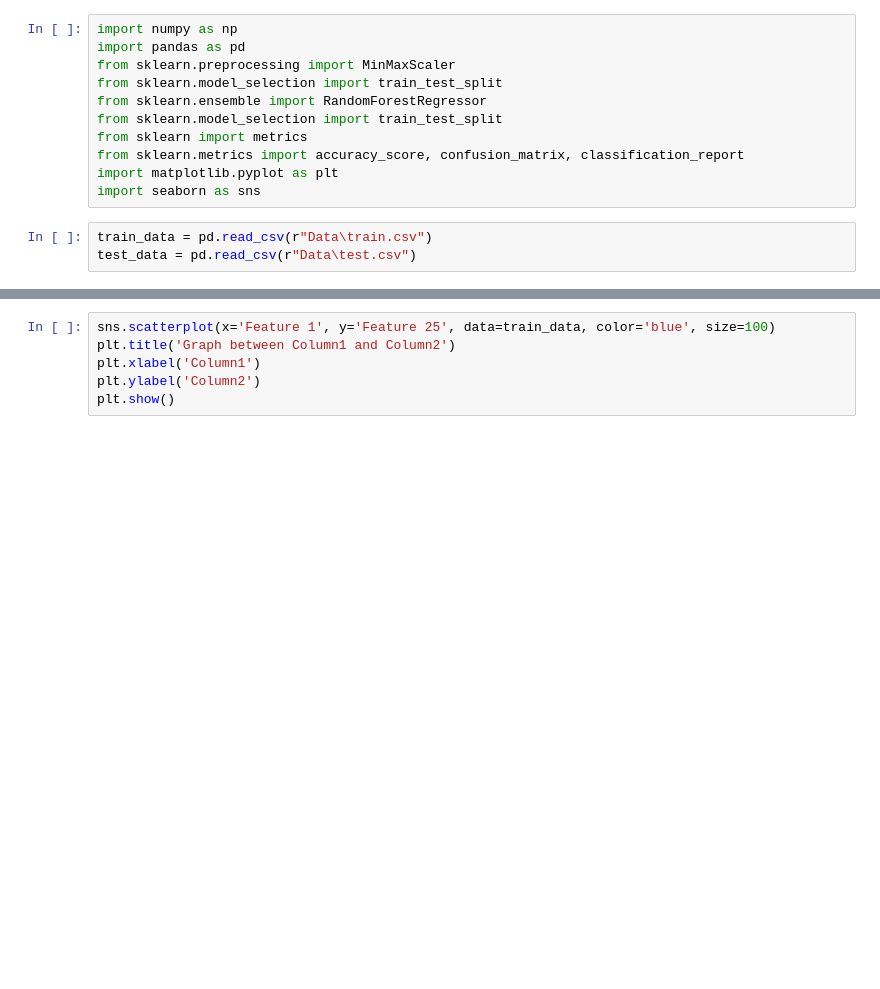
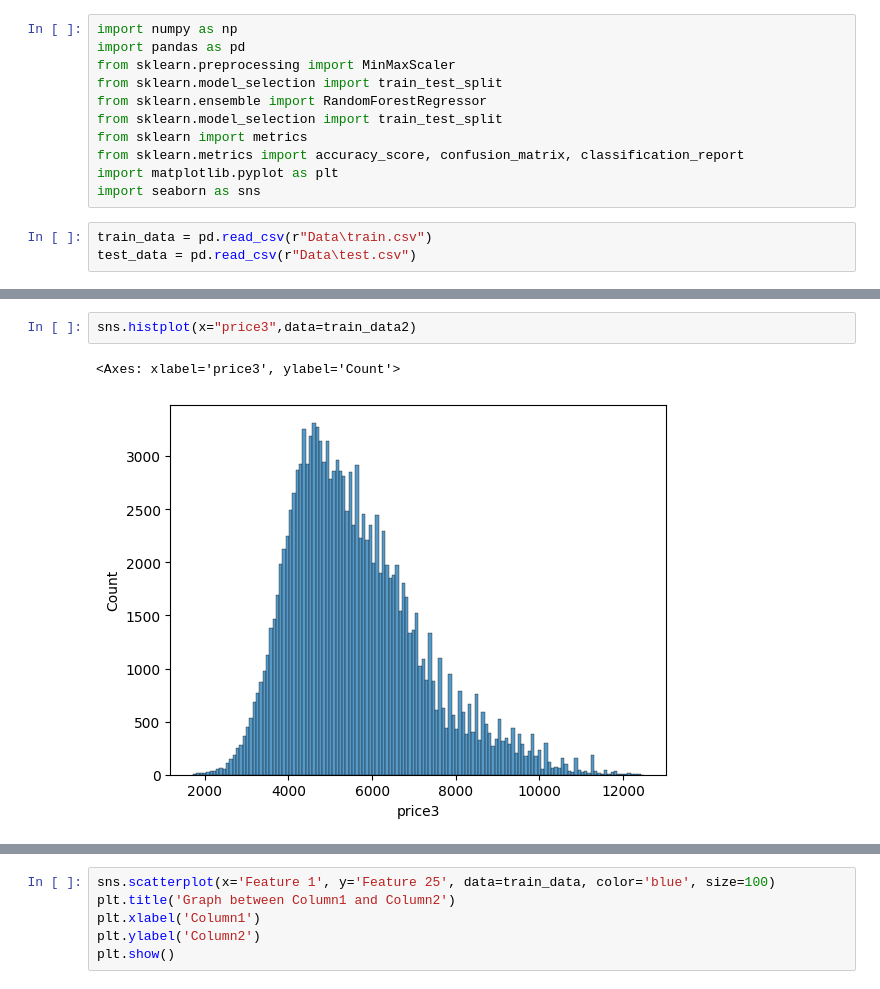
Before and after one commit to harshpoddar03/kaggle_techweek, a Jupyter notebook: 1_EDA.ipynb, the cells around one changed output, grey strips where cells are left out. Drawn from its saved outputs; the diff is of its cells as text; blank space fills up the shorter version.

```diff
--- a/1_EDA.ipynb
+++ b/1_EDA.ipynb
@@ -48 +70,6 @@ dataplot = sns.heatmap(train_data.corr(), cmap="YlGnBu")
+# %%
+sns.histplot(x="price3",data=train_data2)
+# %% [output]
+<Axes: xlabel='price3', ylabel='Count'>
+[figure, added]
 # %%
```
Also changed, not shown: parts of 16 cells of this notebook, 1 other file.
